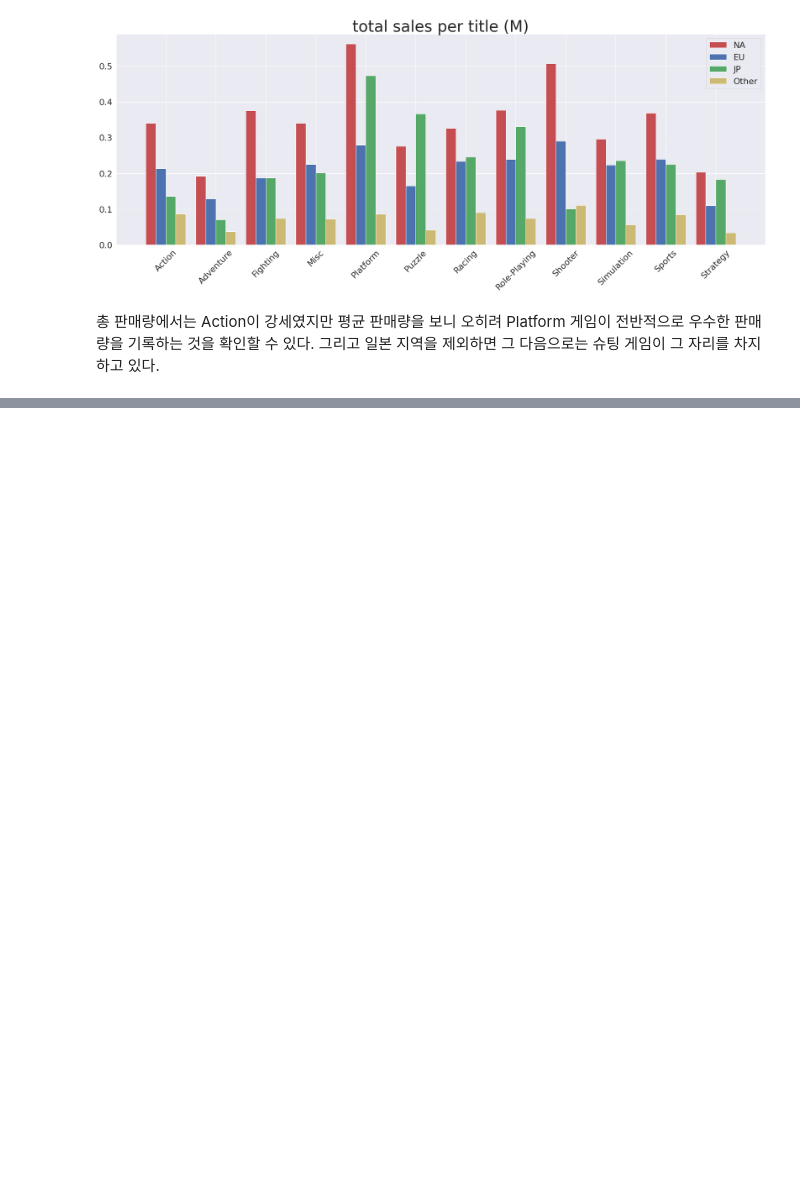
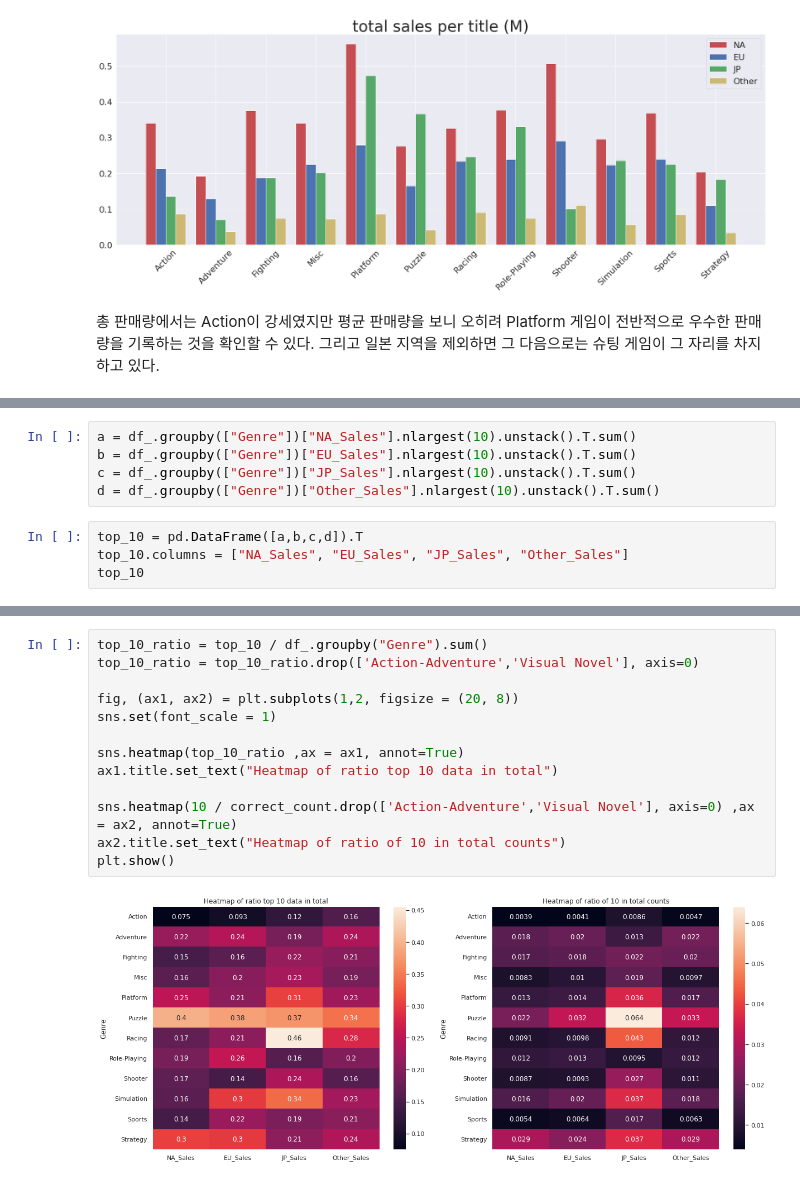
Before and after one commit to pokem1402/section_project_one, a Jupyter notebook: EDA_3_visualize.ipynb, the cells around one changed output, grey strips where cells are left out. Drawn from its saved outputs; the diff is of its cells as text; blank space fills up the shorter version.

```diff
--- a/EDA_3_visualize.ipynb
+++ b/EDA_3_visualize.ipynb
@@ -725,0 +722,9 @@ plt.show()
+# %%
+a = df_.groupby(["Genre"])["NA_Sales"].nlargest(10).unstack().T.sum()
+b = df_.groupby(["Genre"])["EU_Sales"].nlargest(10).unstack().T.sum()
+c = df_.groupby(["Genre"])["JP_Sales"].nlargest(10).unstack().T.sum()
+d = df_.groupby(["Genre"])["Other_Sales"].nlargest(10).unstack().T.sum()
+# %%
+top_10 = pd.DataFrame([a,b,c,d]).T
+top_10.columns = ["NA_Sales", "EU_Sales", "JP_Sales", "Other_Sales"]
+top_10
@@ -725,0 +748,15 @@ plt.show()
+# %%
+top_10_ratio = top_10 / df_.groupby("Genre").sum()
+top_10_ratio = top_10_ratio.drop(['Action-Adventure','Visual Novel'], axis=0)
+
+fig, (ax1, ax2) = plt.subplots(1,2, figsize = (20, 8))
+sns.set(font_scale = 1)
+
+sns.heatmap(top_10_ratio ,ax = ax1, annot=True)
+ax1.title.set_text("Heatmap of ratio top 10 data in total")
+
+sns.heatmap(10 / correct_count.drop(['Action-Adventure','Visual Novel'], axis=0) ,ax = ax2, annot=True)
+ax2.title.set_text("Heatmap of ratio of 10 in total counts")
+plt.show()
+# %% [output]
+[figure, added]
```
Also changed, not shown: parts of 7 cells of this notebook.
